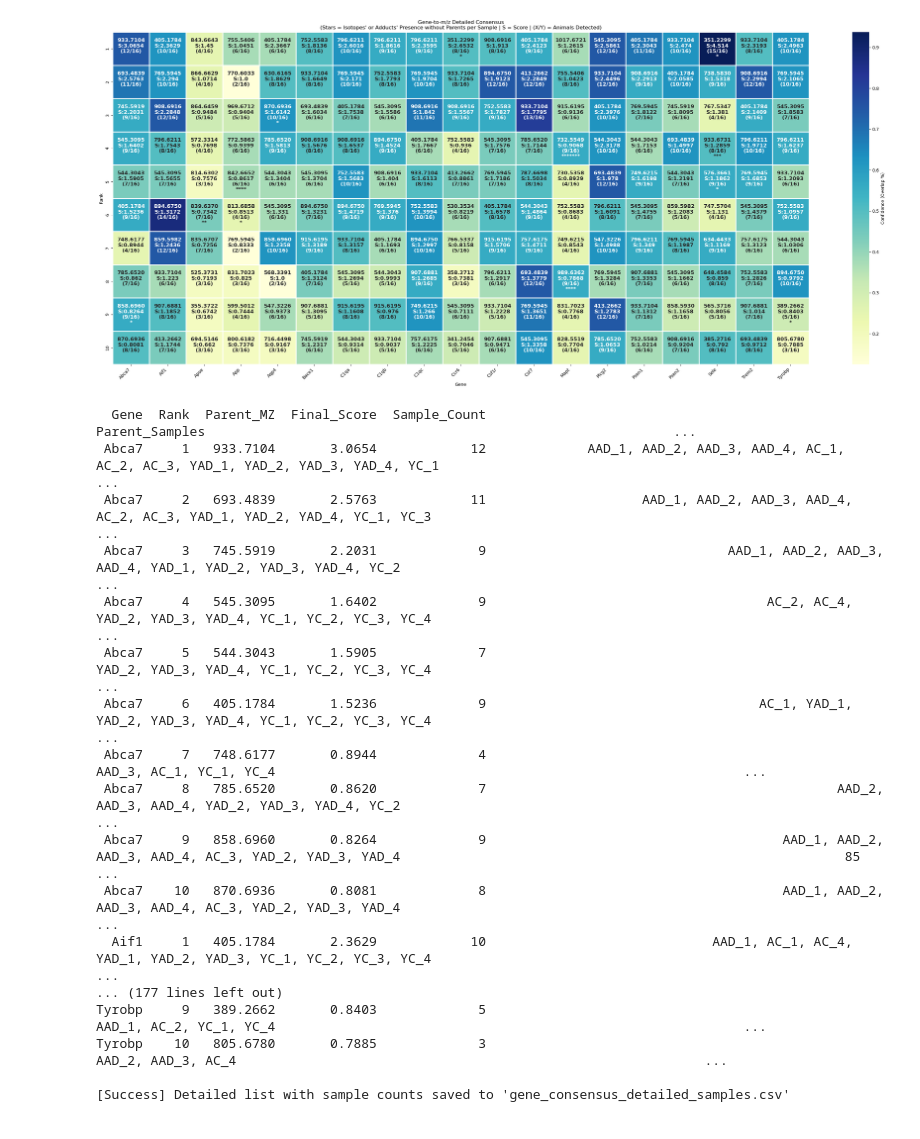
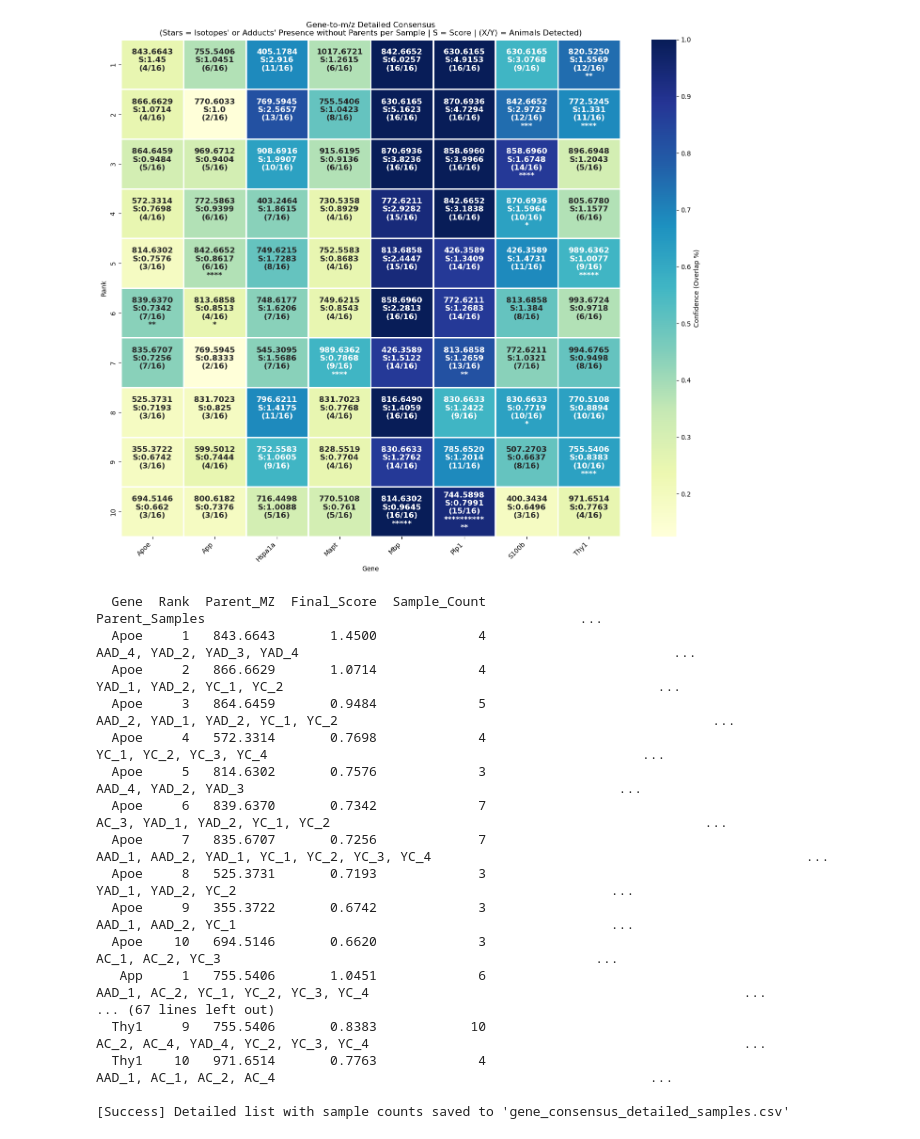
Before and after one commit to Amin-Jarrahi/PhD_Thesis, a Jupyter notebook: chapter_4/code_final/3_best_mz_chooser_v1 copy.ipynb, the cells around one changed output. Saved outputs shown, nothing was run; the diff lists cells and outputs as text; code cells hidden in the pictures.

```diff
--- a/chapter_4/code_final/3_best_mz_chooser_v1 copy.ipynb
+++ b/chapter_4/code_final/3_best_mz_chooser_v1 copy.ipynb
@@ -9,8 +9,8 @@ from itertools import combinations
 # =============================================================================
 # CONFIGURATION
 # =============================================================================
-INPUT_FILE = '26_gene_to_mz_synced_results_v1_analytic_fast_new/gene_to_mz_top26_matches_all_scores.csv'
-VALIDATION_FILE = "/home/ajarrah/PhD_Thesis/chapter_4/code_final/2_mz_synced_isotope_80_matching_results/parent_children_hierarchy.csv"
+INPUT_FILE = '26_gene_to_mz_synced_results_v1_analytic_fast_ad_aged/gene_to_mz_top26_matches_all_scores.csv'
+VALIDATION_FILE = "/home/ajarrah/PhD_Thesis/chapter_4/code_final/2_mz_synced_isotope_80_matching_results_new/parent_children_hierarchy.csv"
 
 K_FACTOR = 1
 SYNERGY_WEIGHT = 0.2
@@ -273,34 +273,34 @@ if heatmap_data:
             star_block = '*' * total_stars
         else:
             first_line = '*' * 10
             remaining = '*' * (total_stars - 10)
             star_block = f"{first_line}\n{remaining}"
 
         return (
             f"{row['mz']:.4f}\n"
             f"S:{row['final_score']}\n"
             f"({int(row['found'])}/{int(row['total'])})\n"
             f"{star_block}"
         )
 
     h_df['Label'] = h_df.apply(format_label, axis=1)
     label_matrix = h_df.pivot(index='Rank', columns='Gene', values='Label')
 
     plt.figure(figsize=(max(14, len(unique_genes) * 1.5), TOP_N_RANKS_HEATMAP * 1.2))
 
     sns.heatmap(conf_matrix, annot=label_matrix, fmt="", cmap="YlGnBu",
                 cbar_kws={'label': 'Confidence (Overlap %)'},
                 linewidths=1.0,
                 annot_kws={"size": 12, "weight": "bold"})
 
     plt.title("Gene-to-m/z Detailed Consensus\n(Stars = Isotopes' or Adducts' Presence without Parents per Sample | S = Score | (X/Y) = Animals Detected)")
     plt.xticks(rotation=45, ha='right')
     plt.tight_layout()
     plt.show()
 else:
     print("No heatmap data to display.")
 # %% [output]
-[figure, old version]
+[figure, new version]
 # %%
 import pandas as pd
 import numpy as np
@@ -309,8 +309,8 @@ from itertools import combinations
 # =============================================================================
 # CONFIGURATION
 # =============================================================================
-INPUT_FILE = '26_gene_to_mz_synced_results_v1_analytic_fast_new/gene_to_mz_top26_matches_all_scores.csv'
-VALIDATION_FILE = "/home/ajarrah/PhD_Thesis/chapter_4/code_final/2_mz_synced_isotope_80_matching_results/parent_children_hierarchy.csv"
+INPUT_FILE = '26_gene_to_mz_synced_results_v1_analytic_fast_ad_aged/gene_to_mz_top26_matches_all_scores.csv'
+VALIDATION_FILE = "/home/ajarrah/PhD_Thesis/chapter_4/code_final/2_mz_synced_isotope_80_matching_results_new/parent_children_hierarchy.csv"
 
 K_FACTOR = 1
 SYNERGY_WEIGHT = 0.2
@@ -583,20 +583,20 @@ try:
 except Exception as e:
     print(f"Error: {e}")
 # %% [output]
-  Gene  Rank  Parent_MZ  Final_Score  Sample_Count                                                                             Parent_Samples                                                            ...
- Abca7     1   933.7104       3.0654            12             AAD_1, AAD_2, AAD_3, AAD_4, AC_1, AC_2, AC_3, YAD_1, YAD_2, YAD_3, YAD_4, YC_1                                                            ...
- Abca7     2   693.4839       2.5763            11                    AAD_1, AAD_2, AAD_3, AAD_4, AC_2, AC_3, YAD_1, YAD_2, YAD_4, YC_1, YC_3                                                            ...
- Abca7     3   745.5919       2.2031             9                               AAD_1, AAD_2, AAD_3, AAD_4, YAD_1, YAD_2, YAD_3, YAD_4, YC_2                                                            ...
- Abca7     4   545.3095       1.6402             9                                    AC_2, AC_4, YAD_2, YAD_3, YAD_4, YC_1, YC_2, YC_3, YC_4                                                            ...
- Abca7     5   544.3043       1.5905             7                                                YAD_2, YAD_3, YAD_4, YC_1, YC_2, YC_3, YC_4                                                            ...
- Abca7     6   405.1784       1.5236             9                                   AC_1, YAD_1, YAD_2, YAD_3, YAD_4, YC_1, YC_2, YC_3, YC_4                                                            ...
- Abca7     7   748.6177       0.8944             4                                                                    AAD_3, AC_1, YC_1, YC_4                                                            ...
- Abca7     8   785.6520       0.8620             7                                             AAD_2, AAD_3, AAD_4, YAD_2, YAD_3, YAD_4, YC_2                                                            ...
- Abca7     9   858.6960       0.8264             9                                      AAD_1, AAD_2, AAD_3, AAD_4, AC_3, YAD_2, YAD_3, YAD_4                                                         85 ...
- Abca7    10   870.6936       0.8081             8                                      AAD_1, AAD_2, AAD_3, AAD_4, AC_3, YAD_2, YAD_3, YAD_4                                                            ...
-  Aif1     1   405.1784       2.3629            10                             AAD_1, AC_1, AC_4, YAD_1, YAD_2, YAD_3, YC_1, YC_2, YC_3, YC_4                                                            ...
-... (177 lines left out)
-Tyrobp     9   389.2662       0.8403             5                                                                    AAD_1, AC_2, YC_1, YC_4                                                            ...
-Tyrobp    10   805.6780       0.7885             3                                                                         AAD_2, AAD_3, AC_4                                                            ...
+  Gene  Rank  Parent_MZ  Final_Score  Sample_Count                                                                                         Parent_Samples                                                ...
+  Apoe     1   843.6643       1.4500             4                                                                             AAD_4, YAD_2, YAD_3, YAD_4                                                ...
+  Apoe     2   866.6629       1.0714             4                                                                               YAD_1, YAD_2, YC_1, YC_2                                                ...
+  Apoe     3   864.6459       0.9484             5                                                                        AAD_2, YAD_1, YAD_2, YC_1, YC_2                                                ...
+  Apoe     4   572.3314       0.7698             4                                                                                 YC_1, YC_2, YC_3, YC_4                                                ...
+  Apoe     5   814.6302       0.7576             3                                                                                    AAD_4, YAD_2, YAD_3                                                ...
+  Apoe     6   839.6370       0.7342             7                                                                         AC_3, YAD_1, YAD_2, YC_1, YC_2                                                ...
+  Apoe     7   835.6707       0.7256             7                                                            AAD_1, AAD_2, YAD_1, YC_1, YC_2, YC_3, YC_4                                                ...
+  Apoe     8   525.3731       0.7193             3                                                                                     YAD_1, YAD_2, YC_2                                                ...
+  Apoe     9   355.3722       0.6742             3                                                                                     AAD_1, AAD_2, YC_1                                                ...
+  Apoe    10   694.5146       0.6620             3                                                                                       AC_1, AC_2, YC_3                                                ...
+   App     1   755.5406       1.0451             6                                                                    AAD_1, AC_2, YC_1, YC_2, YC_3, YC_4                                                ...
+... (67 lines left out)
+  Thy1     9   755.5406       0.8383            10                                                                    AC_2, AC_4, YAD_4, YC_2, YC_3, YC_4                                                ...
+  Thy1    10   971.6514       0.7763             4                                                                                AAD_1, AC_1, AC_2, AC_4                                                ...
 
 [Success] Detailed list with sample counts saved to 'gene_consensus_detailed_samples.csv'
```
Also changed, not shown: 4 other files.
